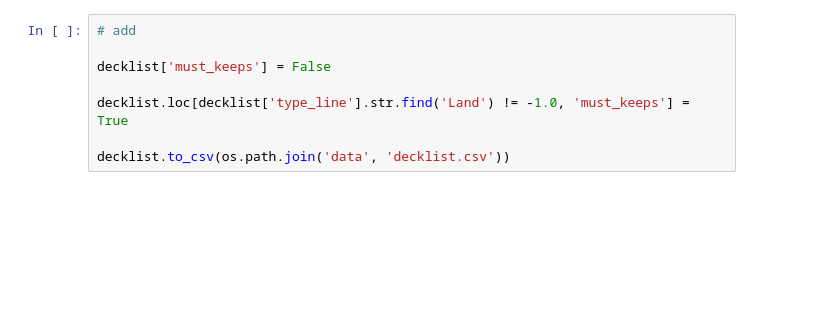
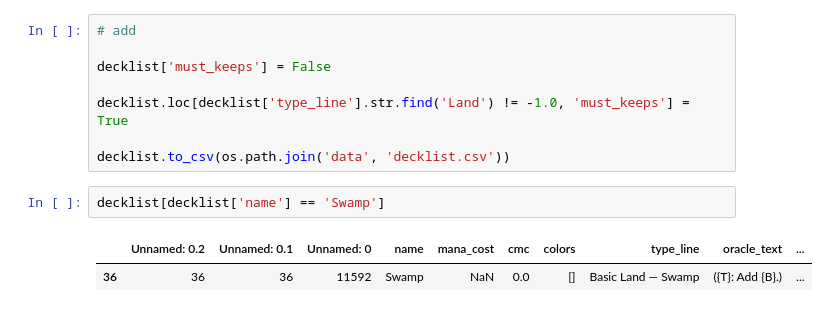
Before and after one commit to agrero/maptoken_mtg, a Jupyter notebook: sampler.ipynb, the cells around one changed output. Cells and saved outputs as stored; diff of their text form; blank space fills up the shorter version.

```diff
--- a/sampler.ipynb
+++ b/sampler.ipynb
@@ -33,6 +29,11 @@ decklist['must_keeps'] = False
 decklist.loc[decklist['type_line'].str.find('Land') != -1.0, 'must_keeps'] = True
 
 decklist.to_csv(os.path.join('data', 'decklist.csv'))
+# %%
+decklist[decklist['name'] == 'Swamp']
+# %% [output]
+|  | Unnamed: 0.2 | Unnamed: 0.1 | Unnamed: 0 | name | mana_cost | cmc | colors | type_line | oracle_text | ... |
+| 36 | 36 | 36 | 11592 | Swamp | NaN | 0.0 | [] | Basic Land — Swamp | ({T}: Add {B}.) | ... |
 # %%
 def gen_sampling_ndxs(deck_ndxs:list[int], no_must_keeps:int, no_basics:int) -> list[int]:
 
```
Also changed, not shown: parts of 13 cells of this notebook, 4 other files.
